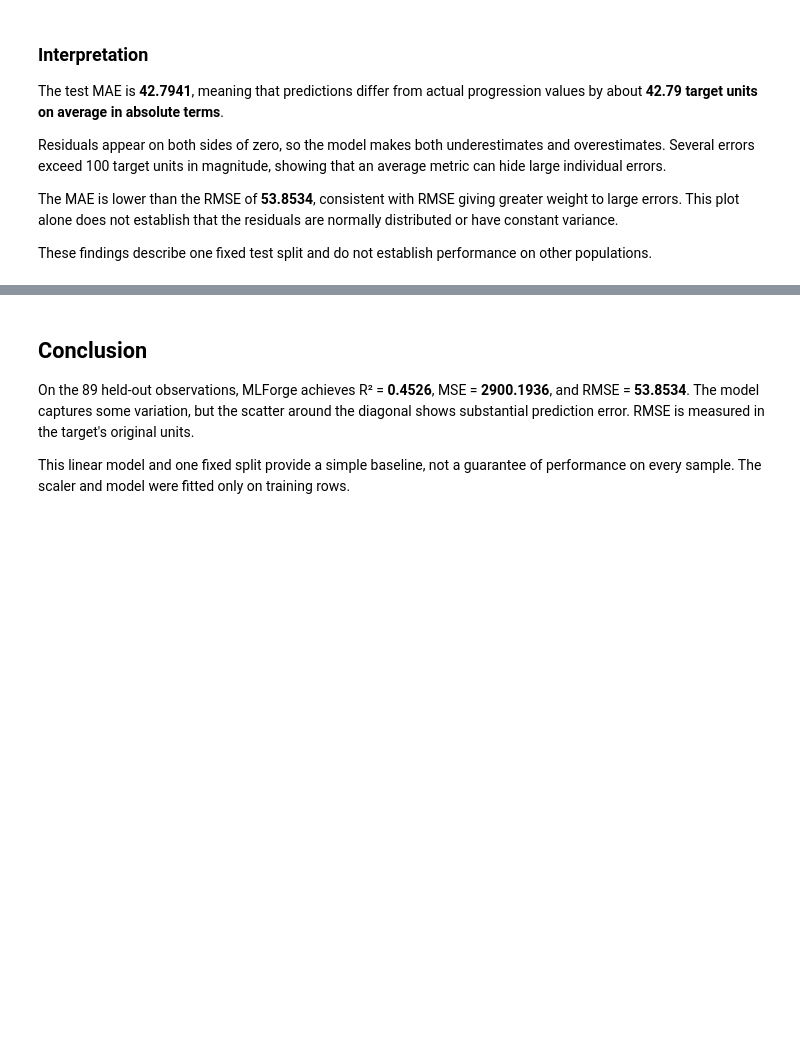
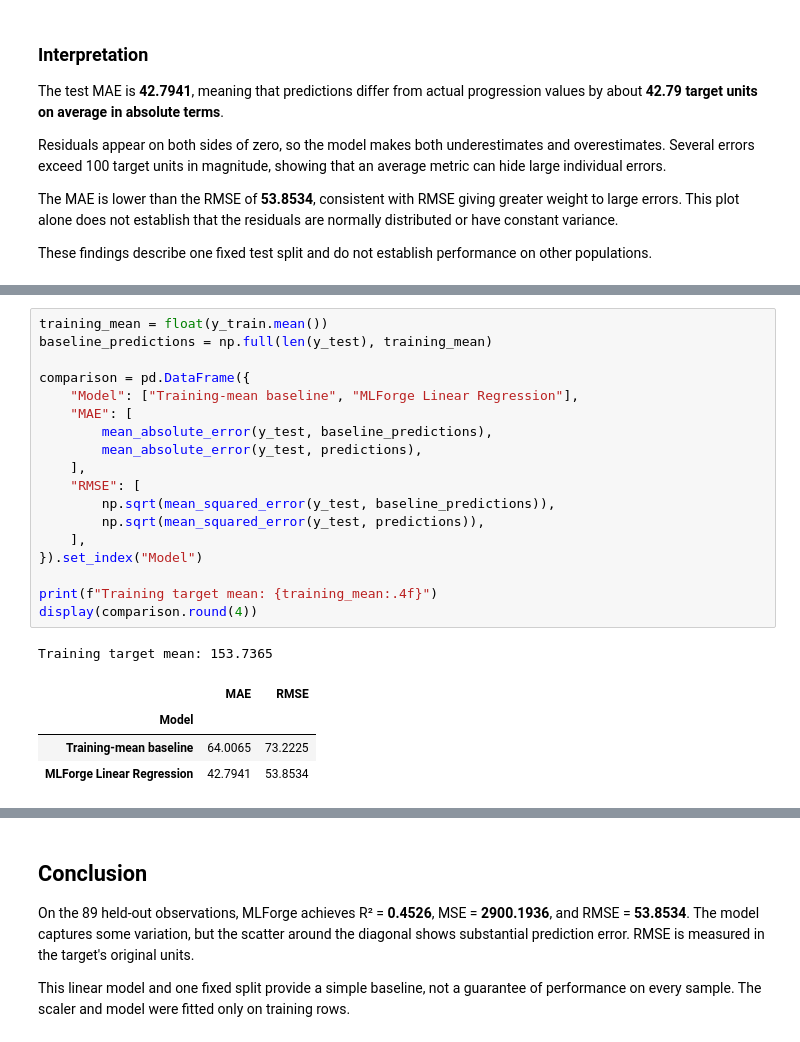
Before and after one commit to xinnnma/Cmor-Proj, a Jupyter notebook: notebooks/02_linear_regression.ipynb, the cells around one changed output, grey strips where cells are left out. Drawn from its saved outputs; the diff is of its cells as text; blank space fills up the shorter version.

Commit message:
Add training-mean baseline comparison

```diff
--- a/notebooks/02_linear_regression.ipynb
+++ b/notebooks/02_linear_regression.ipynb
@@ -229,0 +246,24 @@ performance on other populations.
+# %%
+training_mean = float(y_train.mean())
+baseline_predictions = np.full(len(y_test), training_mean)
+
+comparison = pd.DataFrame({
+    "Model": ["Training-mean baseline", "MLForge Linear Regression"],
+    "MAE": [
+        mean_absolute_error(y_test, baseline_predictions),
+        mean_absolute_error(y_test, predictions),
+    ],
+    "RMSE": [
+        np.sqrt(mean_squared_error(y_test, baseline_predictions)),
+        np.sqrt(mean_squared_error(y_test, predictions)),
+    ],
+}).set_index("Model")
+
+print(f"Training target mean: {training_mean:.4f}")
+display(comparison.round(4))
+# %% [output]
+Training target mean: 153.7365
+|  | MAE | RMSE |
+| Model |  |  |
+| Training-mean baseline | 64.0065 | 73.2225 |
+| MLForge Linear Regression | 42.7941 | 53.8534 |
```
Also changed, not shown: parts of 2 cells of this notebook.
